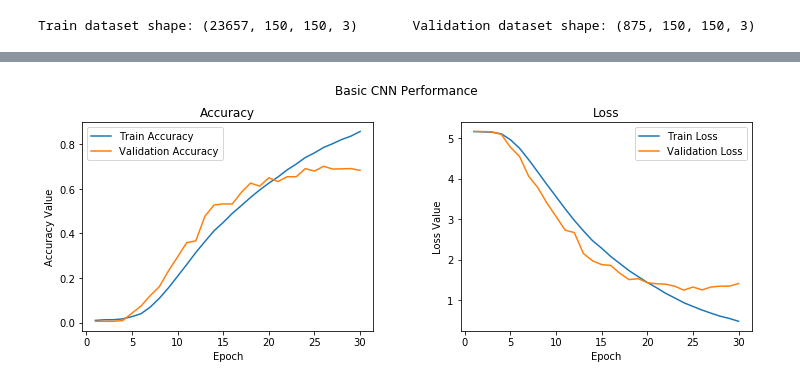
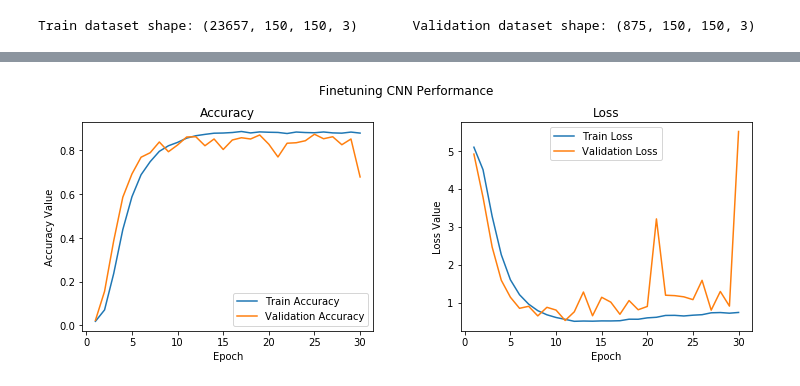
Before and after one commit to fzmoussaid/MLPlayground, a Jupyter notebook: CNN/bird classifier/100-bird-species/175/bird_classifier.ipynb, the cells around one changed output, grey strips where cells are left out. Cells and saved outputs as stored; diff of their text form; code cells hidden in the pictures.

Commit message:
Fine-tuned model + Regularization

```diff
--- a/CNN/bird classifier/100-bird-species/175/bird_classifier.ipynb
+++ b/CNN/bird classifier/100-bird-species/175/bird_classifier.ipynb
@@ -103,39 +148,28 @@ print(train_labels[1495:1505], train_labels_enc[1495:1505])
 # %%
-from keras.layers import Conv2D, MaxPooling2D, Flatten, Dense, Dropout
+from keras.layers import Conv2D, MaxPooling2D, Flatten, Dense, Dropout, InputLayer
 from keras.models import Sequential
 from keras import optimizers
 
 model = Sequential()
-
-model.add(Conv2D(16, kernel_size=(3, 3), activation='relu',
-                 input_shape=input_shape))
-model.add(MaxPooling2D(pool_size=(2, 2)))
-
-model.add(Conv2D(64, kernel_size=(3, 3), activation='relu'))
-model.add(MaxPooling2D(pool_size=(2, 2)))
-
-model.add(Conv2D(128, kernel_size=(3, 3), activation='relu'))
-model.add(MaxPooling2D(pool_size=(2, 2)))
-
-model.add(Conv2D(128, kernel_size=(3, 3), activation='relu'))
-model.add(MaxPooling2D(pool_size=(2, 2)))
-
-model.add(Flatten())
-model.add(Dense(512, activation='relu'))
+model.add(vgg_model)
+model.add(Dense(512, activation='relu', input_dim=input_shape))
 model.add(Dropout(0.3))
 model.add(Dense(512, activation='relu'))
 model.add(Dropout(0.3))
 model.add(Dense(175, activation='softmax'))
 
-
 model.compile(loss='sparse_categorical_crossentropy',
-              optimizer='sgd',
+              optimizer=optimizers.RMSprop(lr=1e-4),
               metrics=['accuracy'])
 # %%
+from keras import callbacks
+checkpoint_cb = keras.callbacks.ModelCheckpoint("my_bird_classifier_model.h5", save_best_only=True)
+early_stopping_cb = keras.callbacks.EarlyStopping(patience=10, restore_best_weights=True)
+
 history = model.fit(x=train_imgs_scaled, y=train_labels_enc,
                     validation_data=(validation_imgs_scaled, validation_labels_enc),
                     batch_size=batch_size,
-                    epochs=epochs,
+                    epochs=epochs, callbacks=[checkpoint_cb],
                     verbose=1)
 # %% [output]
 Train on 23657 samples, validate on 875 samples
@@ -158,23 +192,23 @@ Epoch 30/30
 # %%
 f, (ax1, ax2) = plt.subplots(1, 2, figsize=(12, 4))
-t = f.suptitle('Basic CNN Performance', fontsize=12)
+t = f.suptitle('Finetuning CNN Performance', fontsize=12)
 f.subplots_adjust(top=0.85, wspace=0.3)
 
 epoch_list = list(range(1,31))
 ax1.plot(epoch_list, history.history['accuracy'], label='Train Accuracy')
 ax1.plot(epoch_list, history.history['val_accuracy'], label='Validation Accuracy')
 ax1.set_xticks(np.arange(0, 31, 5))
 ax1.set_ylabel('Accuracy Value')
 ax1.set_xlabel('Epoch')
 ax1.set_title('Accuracy')
 l1 = ax1.legend(loc="best")
 
 ax2.plot(epoch_list, history.history['loss'], label='Train Loss')
 ax2.plot(epoch_list, history.history['val_loss'], label='Validation Loss')
 ax2.set_xticks(np.arange(0, 31, 5))
 ax2.set_ylabel('Loss Value')
 ax2.set_xlabel('Epoch')
 ax2.set_title('Loss')
 l2 = ax2.legend(loc="best")
 # %% [output]
-[figure, old version]
+[figure, new version]
```
Also changed, not shown: parts of 4 cells of this notebook.
